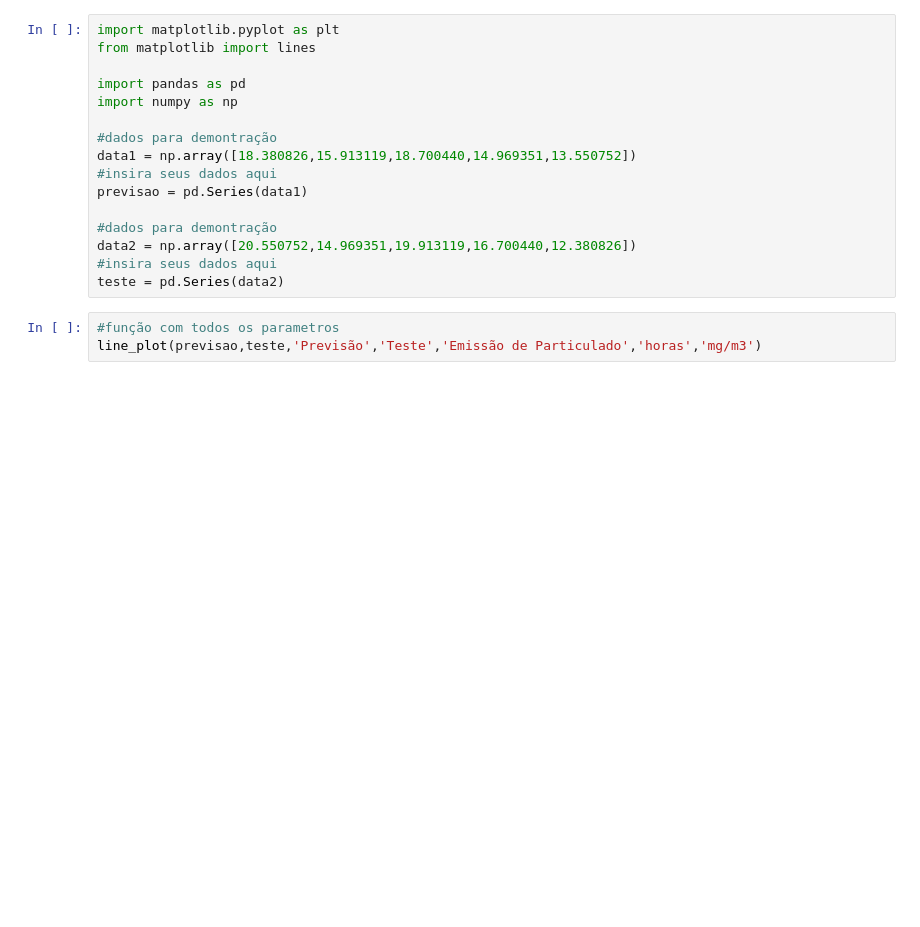
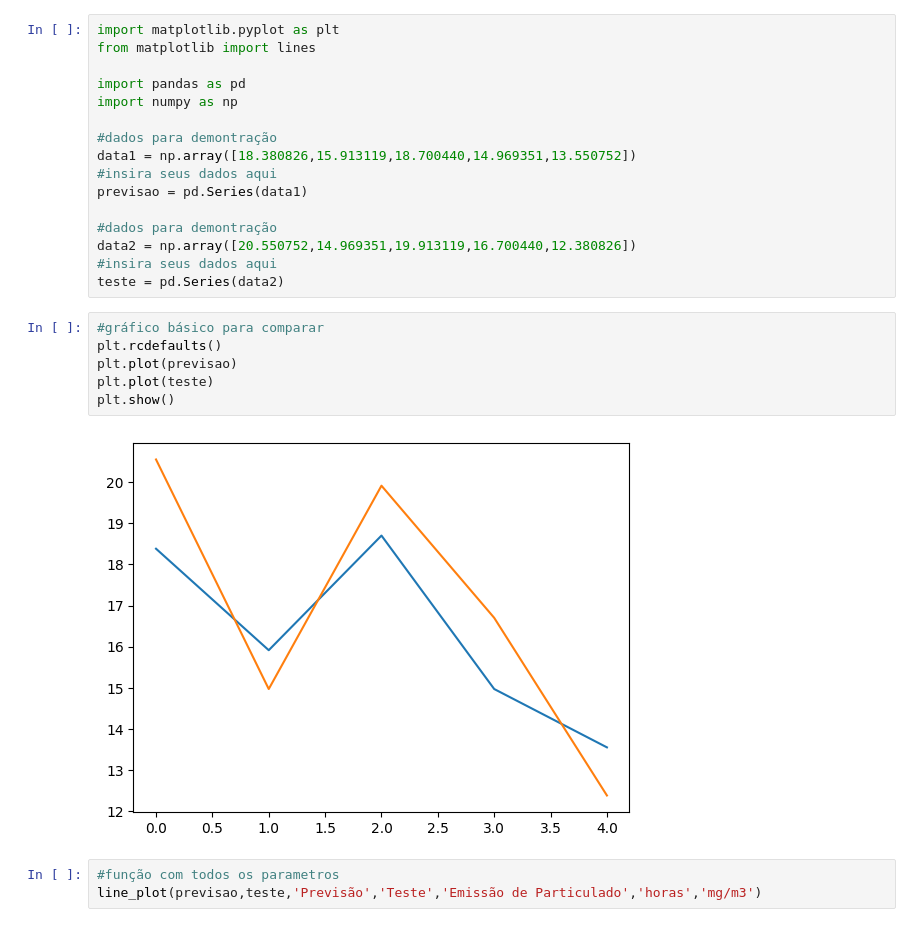
Before and after one commit to marceloperes72/DataViz, a Jupyter notebook: LinePlot.ipynb, the cells around one changed output. Drawn from its saved outputs; the diff is of its cells as text; blank space fills up the shorter version.

```diff
--- a/LinePlot.ipynb
+++ b/LinePlot.ipynb
@@ -51,6 +51,14 @@ previsao = pd.Series(data1)
 data2 = np.array([20.550752,14.969351,19.913119,16.700440,12.380826])
 #insira seus dados aqui
 teste = pd.Series(data2)
+# %%
+#gráfico básico para comparar
+plt.rcdefaults()
+plt.plot(previsao)
+plt.plot(teste)
+plt.show()
+# %% [output]
+[figure, added]
 # %%
 #função com todos os parametros
 line_plot(previsao,teste,'Previsão','Teste','Emissão de Particulado','horas','mg/m3')
```
